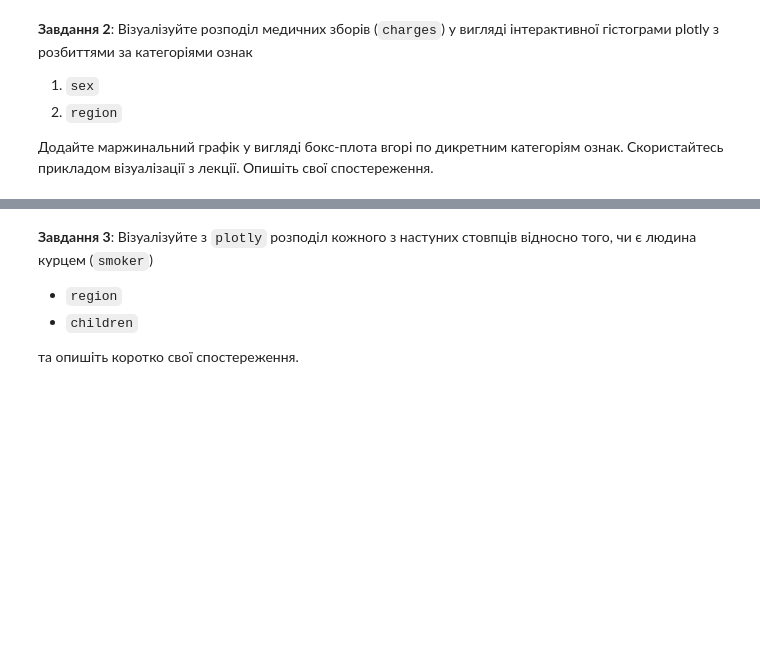
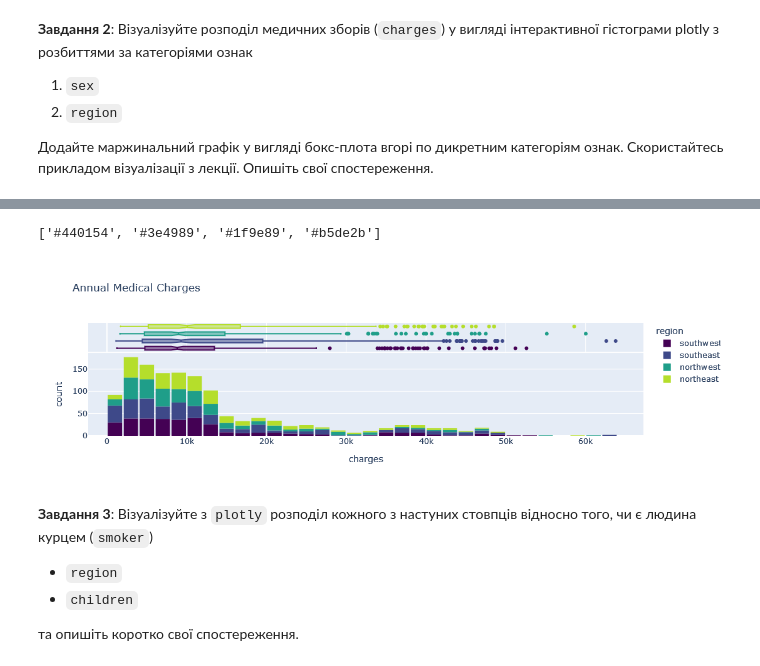
Before and after one commit to roldugina/Machine_learning_course, a Jupyter notebook: ML_task_2_2_lin_regr_analysis.ipynb, the cells around one changed output, grey strips where cells are left out. Drawn from its saved outputs; the diff is of its cells as text; code cells hidden in the pictures; blank space fills up the shorter version.

```diff
--- a/ML_task_2_2_lin_regr_analysis.ipynb
+++ b/ML_task_2_2_lin_regr_analysis.ipynb
@@ -51,3 +95,21 @@ fig.show()
+# %%
+# Select 4 colors from the Viridis palette
+viridis_colors = px.colors.sequential.Viridis
+selected_colors = [viridis_colors[0], viridis_colors[2], viridis_colors[5], viridis_colors[8]]
+print(selected_colors)
+# %% [output]
+['#440154', '#3e4989', '#1f9e89', '#b5de2b']
+# %%
+fig = px.histogram(medical_df,
+                   x='charges',
+                   marginal='box',
+                   color='region',
+                   color_discrete_sequence=selected_colors,
+                   title='Annual Medical Charges')
+fig.update_layout(bargap=0.1)
+fig.show()
+# %% [output]
+[figure, added]
 # %% [markdown]
 **Завдання 3**: Візуалізуйте з `plotly` розподіл кожного з настуних стовпців відносно того, чи є людина курцем (`smoker`)
 - `region`
```
Also changed, not shown: parts of 7 cells of this notebook.
